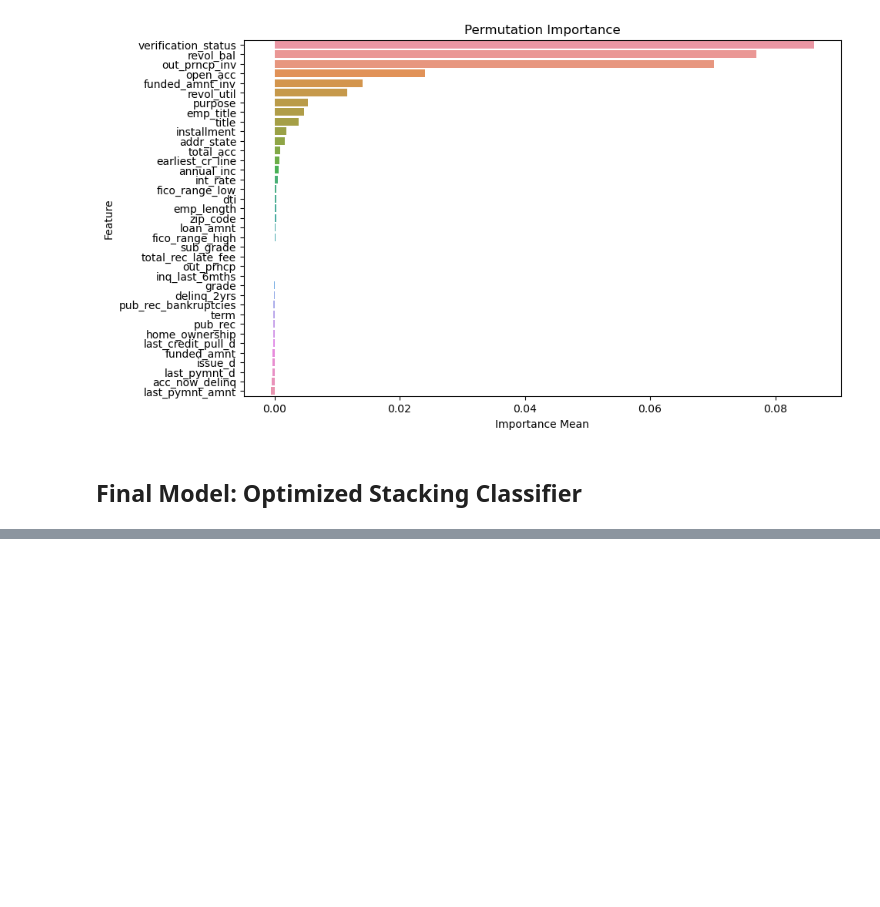
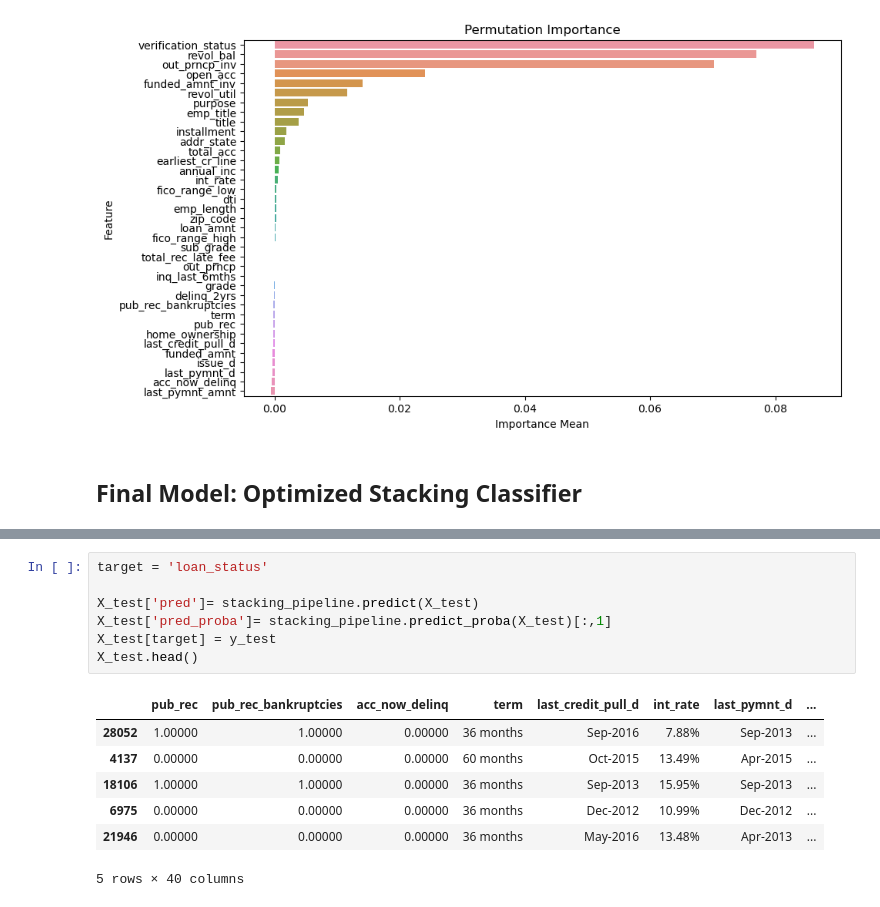
Before and after one commit to MikeVej/ML_LoanDefaults, a Jupyter notebook: LoanDefaults_MichaelVejsiri.ipynb, the cells around one changed output, grey strips where cells are left out. Saved outputs shown, nothing was run; the diff lists cells and outputs as text; blank space fills up the shorter version.

```diff
--- a/LoanDefaults_MichaelVejsiri.ipynb
+++ b/LoanDefaults_MichaelVejsiri.ipynb
@@ -2260,0 +2409,15 @@ plt.show()
+# %%
+target = 'loan_status'
+
+X_test['pred']= stacking_pipeline.predict(X_test)
+X_test['pred_proba']= stacking_pipeline.predict_proba(X_test)[:,1]
+X_test[target] = y_test
+X_test.head()
+# %% [output]
+|  | pub_rec | pub_rec_bankruptcies | acc_now_delinq | term | last_credit_pull_d | int_rate | last_pymnt_d | ... |
+| 28052 | 1.00000 | 1.00000 | 0.00000 | 36 months | Sep-2016 | 7.88% | Sep-2013 | ... |
+| 4137 | 0.00000 | 0.00000 | 0.00000 | 60 months | Oct-2015 | 13.49% | Apr-2015 | ... |
+| 18106 | 1.00000 | 1.00000 | 0.00000 | 36 months | Sep-2013 | 15.95% | Sep-2013 | ... |
+| 6975 | 0.00000 | 0.00000 | 0.00000 | 36 months | Dec-2012 | 10.99% | Dec-2012 | ... |
+| 21946 | 0.00000 | 0.00000 | 0.00000 | 36 months | May-2016 | 13.48% | Apr-2013 | ... |
+5 rows × 40 columns
```
Also changed, not shown: parts of 39 cells of this notebook.
